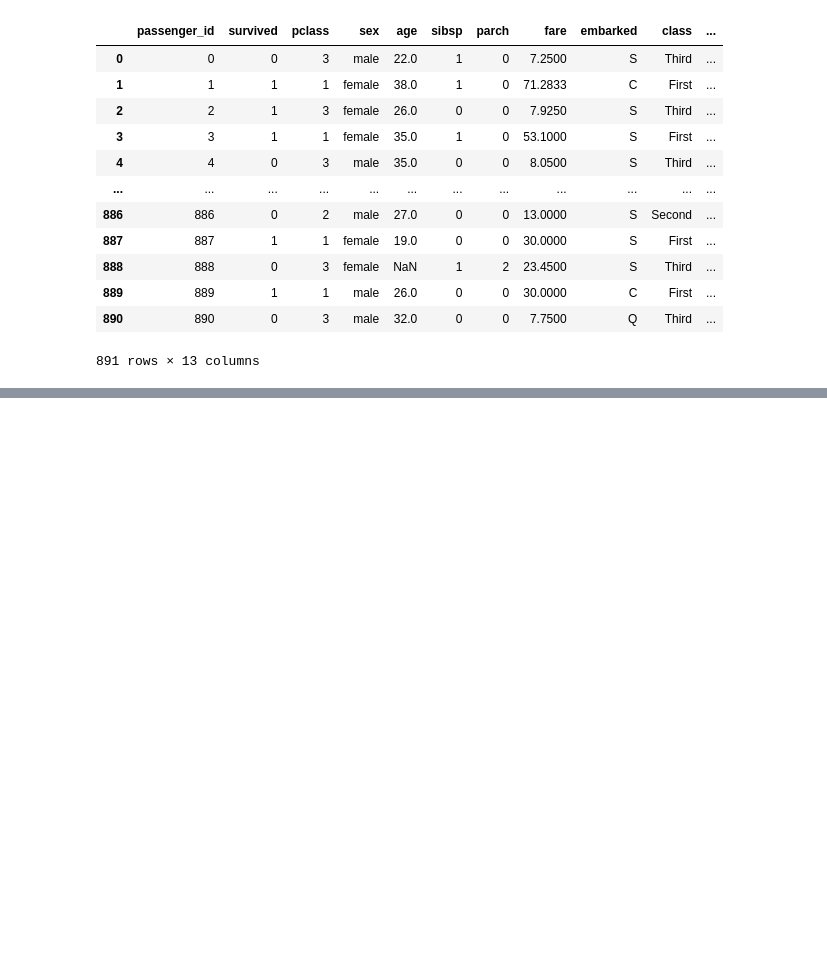
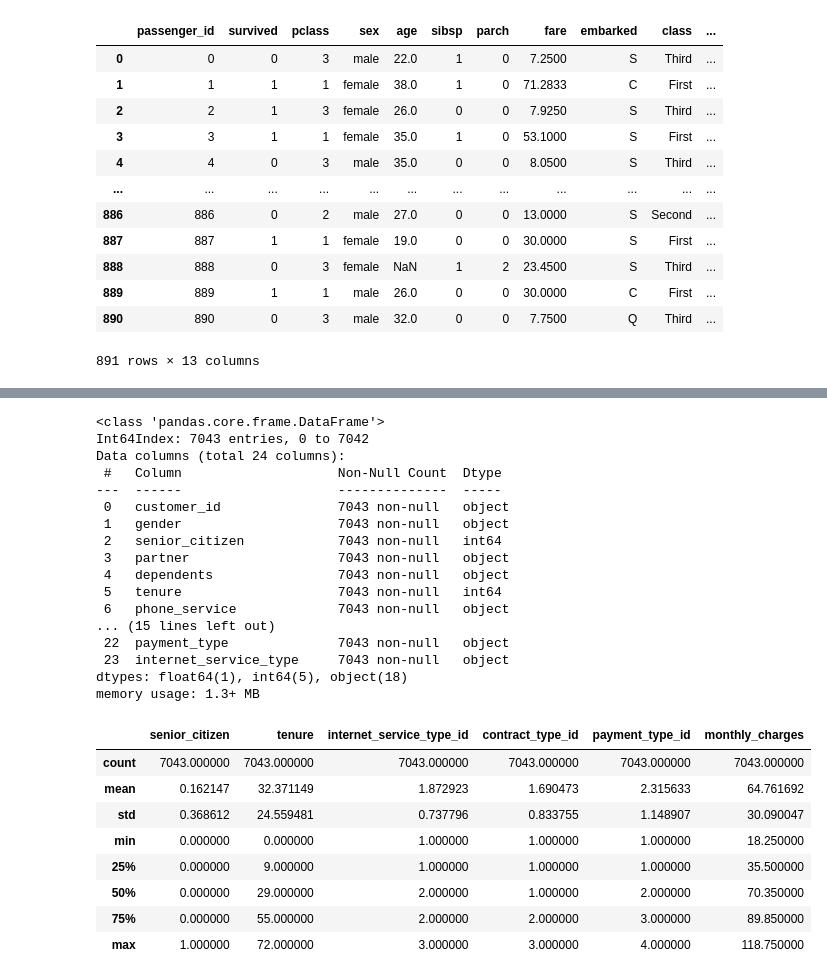
Before and after one commit to tarrencen/classification-exercises, a Jupyter notebook: classification-exercises.ipynb, the cells around one changed output, grey strips where cells are left out. Drawn from its saved outputs; the diff is of its cells as text; code cells hidden in the pictures; blank space fills up the shorter version.

```diff
--- a/classification-exercises.ipynb
+++ b/classification-exercises.ipynb
@@ -253,0 +490,4 @@ Saving to CSV...
+# %%
+telco_df = acq.get_telco_data()
+telco_df.info()
+telco_df.head()
@@ -253,0 +541,3 @@ Saving to CSV...
+# %%
+telco_df = telco_df.drop_duplicates()
+telco_df.shape
@@ -253,0 +555,31 @@ Saving to CSV...
+# %%
+telco_df = telco_df.drop(columns= ['contract_type_id.1', 'payment_type_id.1', 'internet_service_type_id.1'])
+telco_df.info()
+telco_df.describe()
+# %% [output]
+<class 'pandas.core.frame.DataFrame'>
+Int64Index: 7043 entries, 0 to 7042
+Data columns (total 24 columns):
+ #   Column                    Non-Null Count  Dtype
+---  ------                    --------------  -----
+ 0   customer_id               7043 non-null   object
+ 1   gender                    7043 non-null   object
+ 2   senior_citizen            7043 non-null   int64
+ 3   partner                   7043 non-null   object
+ 4   dependents                7043 non-null   object
+ 5   tenure                    7043 non-null   int64
+ 6   phone_service             7043 non-null   object
+... (15 lines left out)
+ 22  payment_type              7043 non-null   object
+ 23  internet_service_type     7043 non-null   object
+dtypes: float64(1), int64(5), object(18)
+memory usage: 1.3+ MB
+|  | senior_citizen | tenure | internet_service_type_id | contract_type_id | payment_type_id | monthly_charges |
+| count | 7043.000000 | 7043.000000 | 7043.000000 | 7043.000000 | 7043.000000 | 7043.000000 |
+| mean | 0.162147 | 32.371149 | 1.872923 | 1.690473 | 2.315633 | 64.761692 |
+| std | 0.368612 | 24.559481 | 0.737796 | 0.833755 | 1.148907 | 30.090047 |
+| min | 0.000000 | 0.000000 | 1.000000 | 1.000000 | 1.000000 | 18.250000 |
+| 25% | 0.000000 | 9.000000 | 1.000000 | 1.000000 | 1.000000 | 35.500000 |
+| 50% | 0.000000 | 29.000000 | 2.000000 | 1.000000 | 2.000000 | 70.350000 |
+| 75% | 0.000000 | 55.000000 | 2.000000 | 2.000000 | 3.000000 | 89.850000 |
+| max | 1.000000 | 72.000000 | 3.000000 | 3.000000 | 4.000000 | 118.750000 |
```
Also changed, not shown: parts of 38 cells of this notebook.
